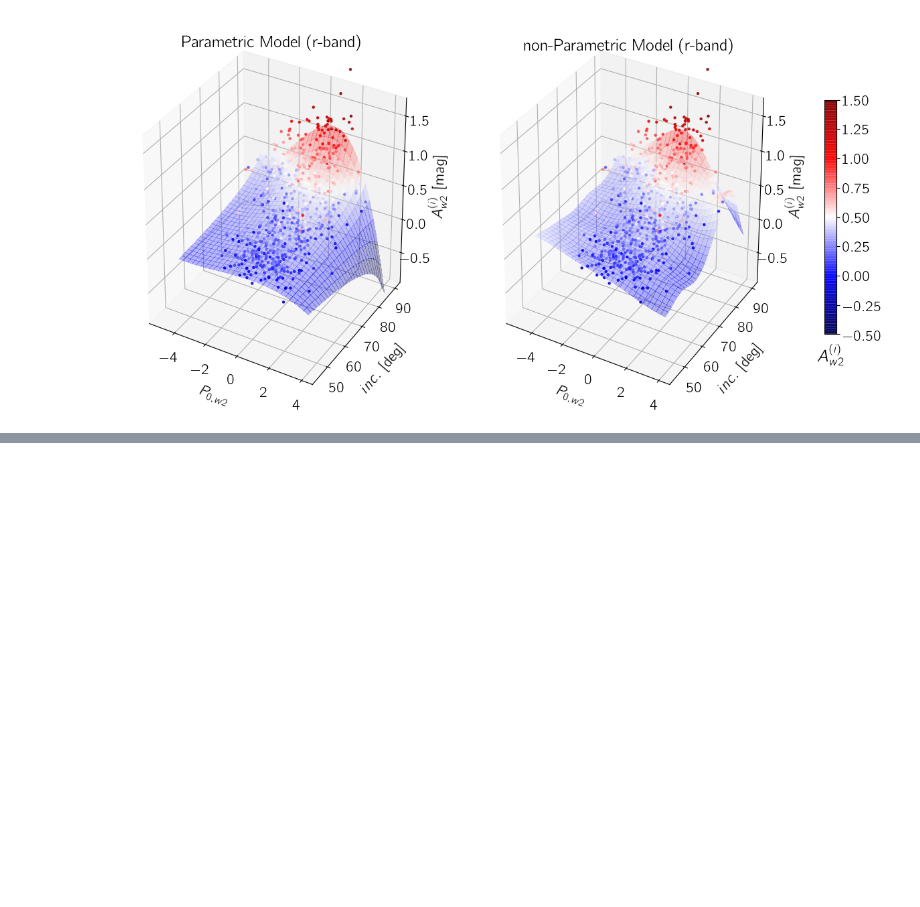
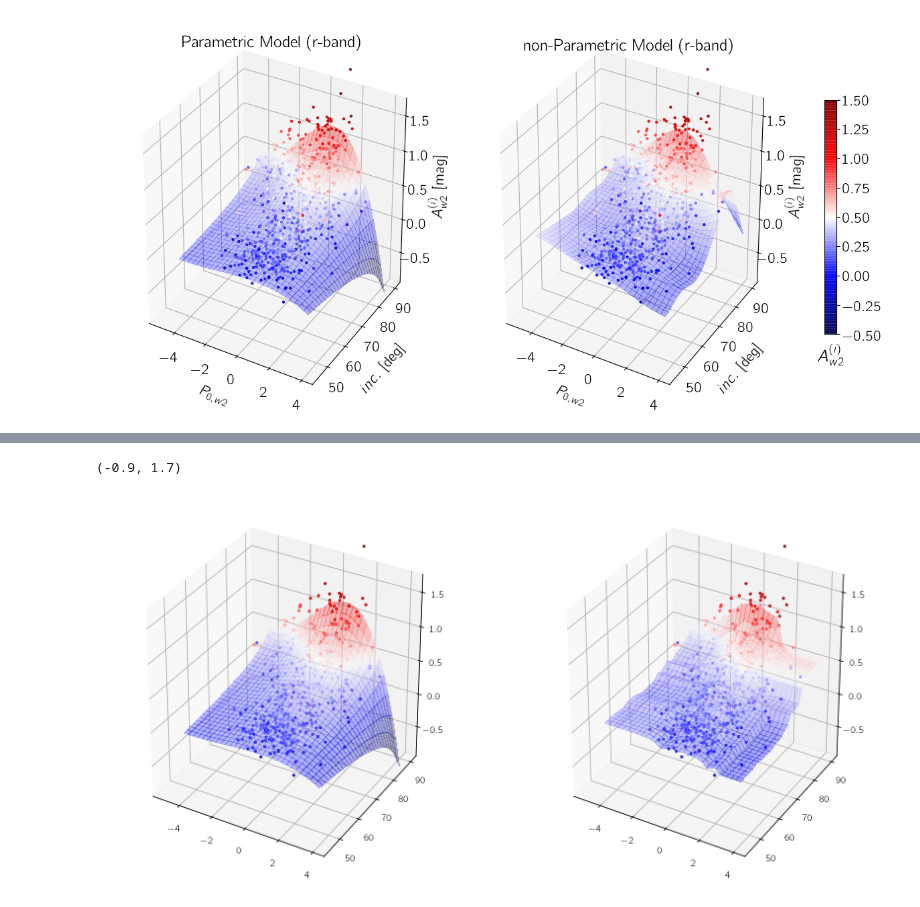
Before and after one commit to ekourkchi/reddening, a Jupyter notebook: Untitled2.ipynb, the cells around one changed output, grey strips where cells are left out. Saved outputs shown, nothing was run; the diff lists cells and outputs as text; code cells hidden in the pictures; blank space fills up the shorter version.

Commit message:
modified random forest

```diff
--- a/Untitled2.ipynb
+++ b/Untitled2.ipynb
@@ -240,0 +184,33 @@ ax.scatter(pc0[0:500],inc[0:500],R[0:500], c=R[0:500], cmap=cm.seismic, alpha=1.
+# %%
+from sklearn.ensemble import RandomForestRegressor
+from sklearn.datasets import make_regression
+
+regr = RandomForestRegressor(max_depth=500, n_estimators=2000, max_features=2, \
+                             min_samples_leaf=10, bootstrap=True)
+regr.fit(X, y)
+
+
+_pc, _inc = np.linspace(-4,4,30), np.linspace(45,90,30)
+_pc, _inc = np.meshgrid(_pc, _inc)
+X_ = np.c_[_pc.ravel(), _inc.ravel()]
+
+
+A_  = regr.predict(X_)
+
+
+
+fig = plt.figure(figsize=(14,7))
+
+
+ax = fig.add_subplot(1, 2, 1, projection='3d')
+ax.plot_surface(pc__, inc__, A__, norm=normalize, cmap=colormap, linewidth=0, alpha=0.3, antialiased=False)
+p = ax.scatter(pc0[0:500],inc[0:500],A[0:500], c=A[0:500], norm=normalize, cmap=colormap, alpha=0.8, marker='.')
+ax.set_zlim(-0.9,1.7)
+
+ax = fig.add_subplot(1, 2, 2, projection='3d')
+ax.plot_surface(_pc, _inc,A_.reshape(_pc.shape), norm=normalize, cmap=colormap, linewidth=0, alpha=0.3, antialiased=False)
+ax.scatter(pc0[0:500],inc[0:500],R[0:500], c=R[0:500], norm=normalize, cmap=colormap, alpha=0.8, marker='.')
+ax.set_zlim(-0.9,1.7)
+# %% [output]
+(-0.9, 1.7)
+[figure, added]
```
Also changed, not shown: parts of 1 cell of this notebook, 1 other file.
